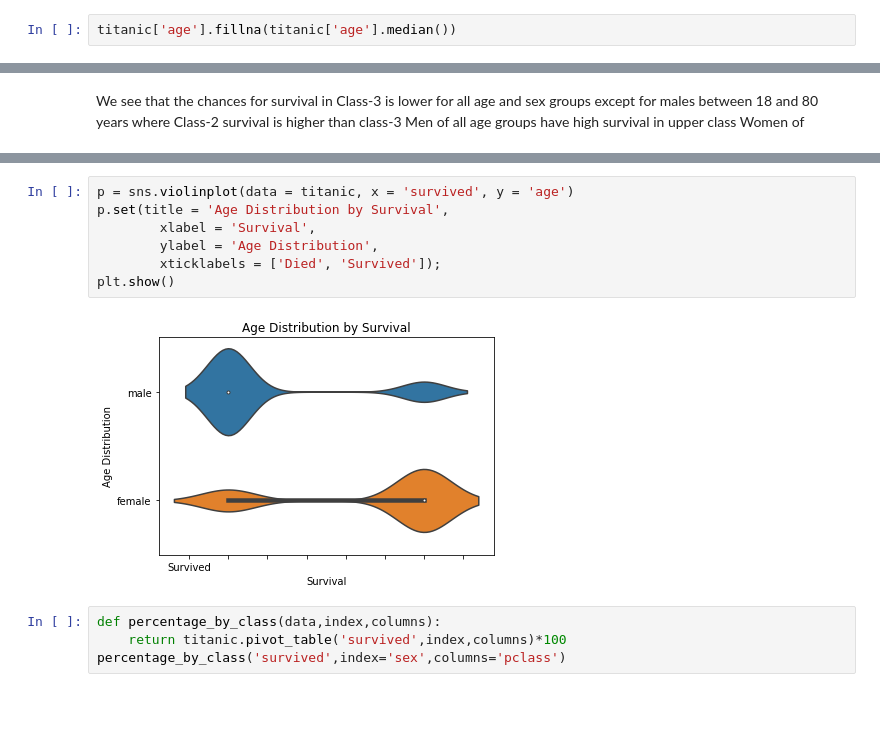
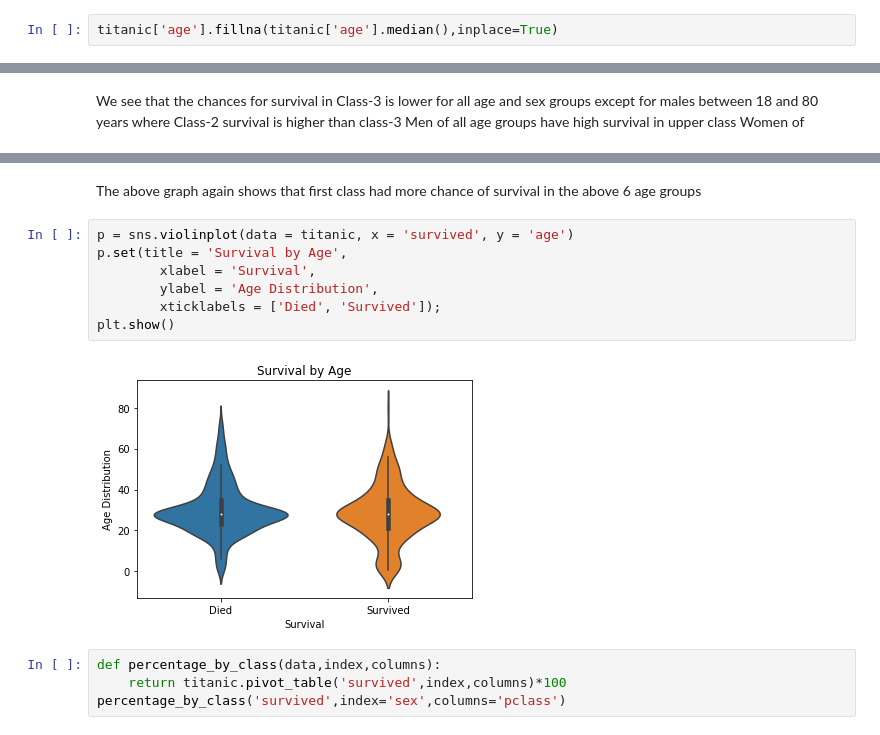
Before and after one commit to rohailkhan/titanic_data_analysis, a Jupyter notebook: Titanic Data analysis.ipynb, the cells around one changed output, grey strips where cells are left out. Saved outputs shown, nothing was run; the diff lists cells and outputs as text; blank space fills up the shorter version.

Commit message:
New graph

```diff
--- a/Titanic Data analysis.ipynb
+++ b/Titanic Data analysis.ipynb
@@ -179,4 +179,4 @@ dtype: int64
 We see that none of the 83 children have NaN values in their respective age column.
 So its same to replace missing values of age with median or mean
 # %%
-titanic['age'].fillna(titanic['age'].median())
+titanic['age'].fillna(titanic['age'].median(),inplace=True)
@@ -477,12 +476,14 @@ plt.ylabel('survived')
+# %% [markdown]
+The above graph again shows that first class had more chance of survival in the above 6 age groups
 # %%
 p = sns.violinplot(data = titanic, x = 'survived', y = 'age')
-p.set(title = 'Age Distribution by Survival',
+p.set(title = 'Survival by Age',
         xlabel = 'Survival',
         ylabel = 'Age Distribution',
         xticklabels = ['Died', 'Survived']);
 plt.show()
 # %% [output]
-[figure, old version]
+[figure, new version]
 # %%
 def percentage_by_class(data,index,columns):
     return titanic.pivot_table('survived',index,columns)*100
```
Also changed, not shown: parts of 25 cells of this notebook.
